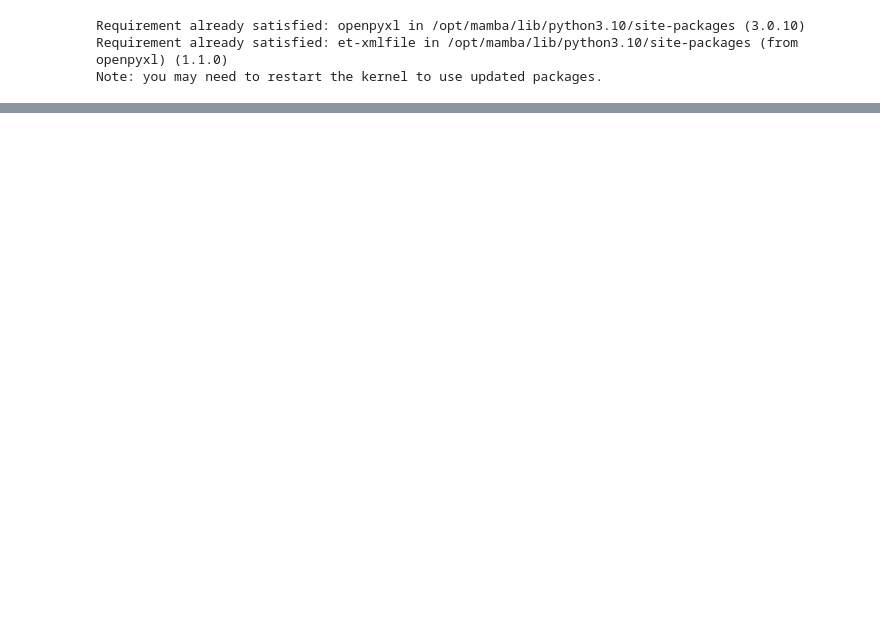
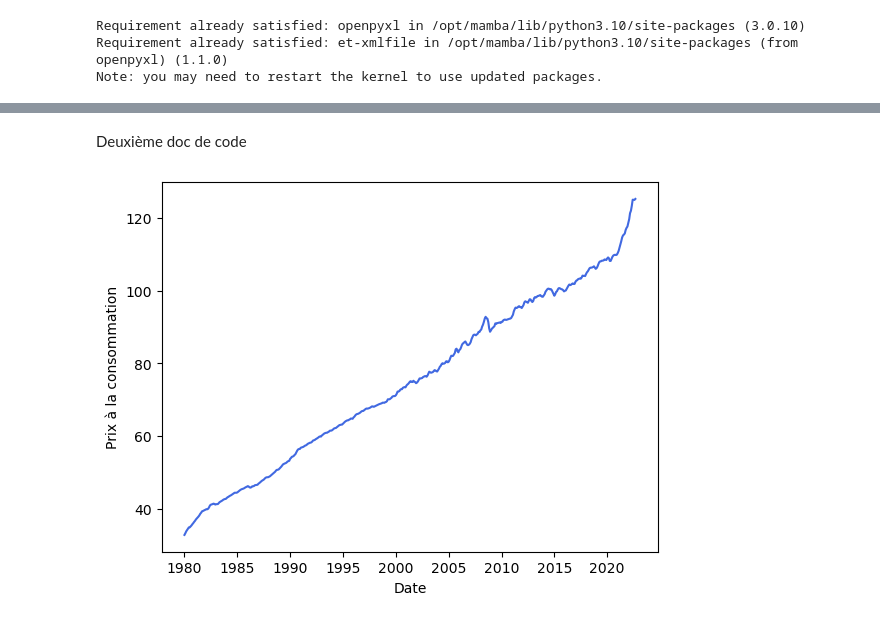
Before and after one commit to Jeremstar/-a-va-pr-dire-l-inflation-s-v-re, a Jupyter notebook: Copie_de_notebook_initial.ipynb, the cells around one changed output, grey strips where cells are left out. Cells and saved outputs as stored; diff of their text form; code cells hidden in the pictures; blank space fills up the shorter version.

```diff
--- a/Copie_de_notebook_initial.ipynb
+++ b/Copie_de_notebook_initial.ipynb
@@ -129,0 +141,2 @@ plt.show()
+# %% [markdown]
+Deuxième doc de code
@@ -129,0 +148,13 @@ plt.show()
+# %%
+# Graphique d'indice des prix à la consommation
+inflation_US = OECD[(OECD['Country']=="United States") & (OECD['Subject2']=="Consumer prices: all items")]
+inflation_US2 = pd.DataFrame({'day':pd.to_datetime(inflation_US['Time'], format='%Y-%m-%d'), 'Inflation':pd.to_numeric(inflation_US['Value'])})
+
+plt.plot(inflation_US2['day'], inflation_US2['Inflation'], color='royalblue')
+plt.xlabel('Date')
+plt.ylabel("Prix à la consommation")
+plt.show()
+
+mean_Enq17_Q8v2part2 = Enq17['Q8v2part2'].mean()
+# %% [output]
+[figure, added]
```
Also changed, not shown: parts of 10 cells of this notebook.
